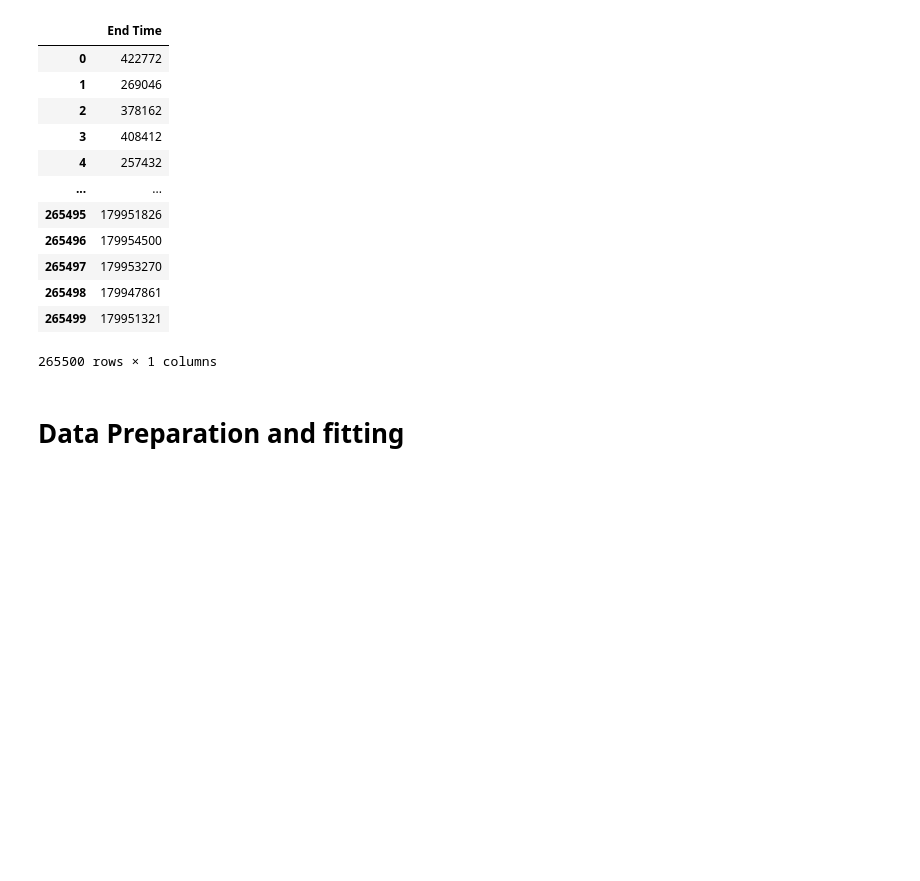
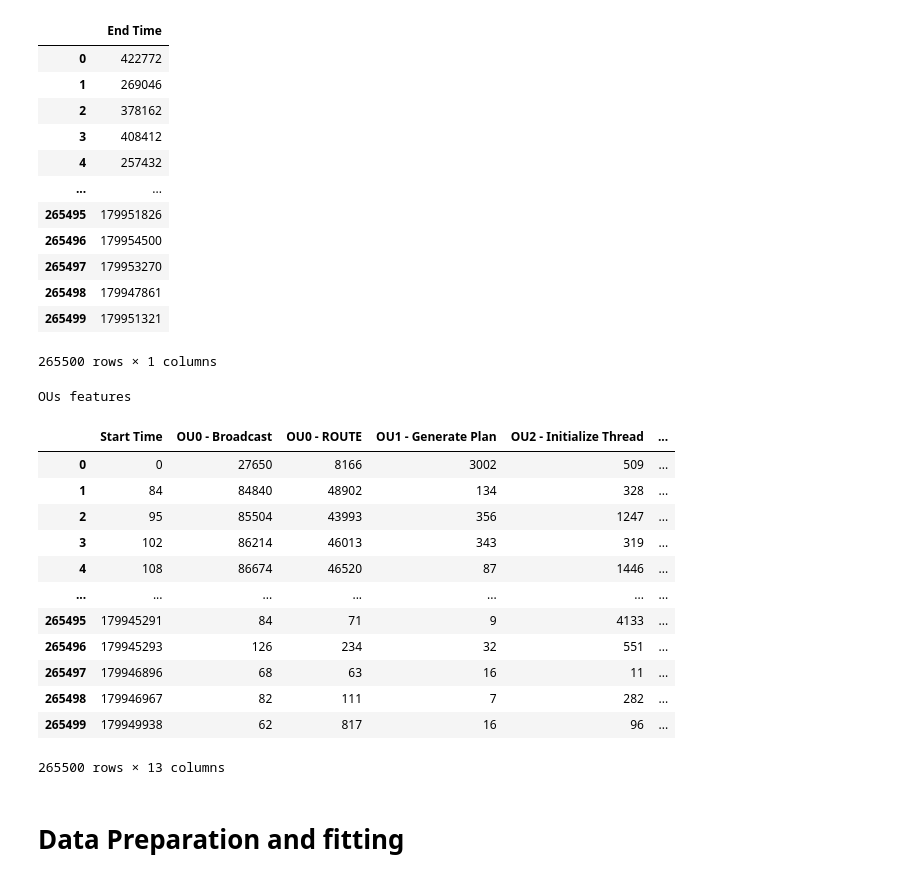
Before and after one commit to Database-Project-2021/dynamicRNN, a Jupyter notebook: Real_Data_Dynamic_RNN_.ipynb, the cells around one changed output. Cells and saved outputs as stored; diff of their text form; code cells hidden in the pictures; blank space fills up the shorter version.

Commit message:
RealDataDynamicRNN tempory done

```diff
--- a/Real_Data_Dynamic_RNN_.ipynb
+++ b/Real_Data_Dynamic_RNN_.ipynb
@@ -159,6 +128,9 @@ def make_dataset(df_features, df_latencies, dict_depend):
 #             If no dependent Txns, assign a empty list
             if depend_txns is None:
                 depend_txns = []
+            else:
+                for i in range(len(depend_txns)):
+                    depend_txns[i] = row['Transaction ID'] - depend_txns[i]
 
             depend_txns_num = len(depend_txns)
 
@@ -168,10 +140,11 @@ def make_dataset(df_features, df_latencies, dict_depend):
 #                 If exceed the maximum number of dependenet Txns, truncate
                 depends.append(depend_txns[:max_depend_num])
 
-    df_depends = pd.DataFrame(depends, columns=[f"dep-{i}" for i in range(1, max_depend_num + 1)])
+    df_depends = pd.DataFrame(depends, columns=[f"dep-{i}" for i in range(1, max_depend_num + 1)], dtype=np.int64)
     df_concat = pd.concat([df_start_time, df_feature, df_depends], axis=1)
     df_concat['Is Distributed'] = df_concat['Is Distributed'].astype(int)
 
+    # df_X = df_concat.drop(columns=['OU3 - Acquire Locks'])
     df_X = df_concat
     df_Y = pd.DataFrame(df_features['Start Time'] + df_total_time['Total'], columns=['End Time'])
 
@@ -212,5 +185,23 @@ df_train_Y shape: (265500, 1)
 | 265498 | 179947861 |
 | 265499 | 179951321 |
 265500 rows × 1 columns
+# %%
+print(f"OUs features")
+display(df_train_X.iloc[:, [1, 4, 5, 6, 7, 8, 9, 10, 11, 12, 13, 14, 15]])
+# %% [output]
+OUs features
+|  | Start Time | OU0 - Broadcast | OU0 - ROUTE | OU1 - Generate Plan | OU2 - Initialize Thread | ... |
+| 0 | 0 | 27650 | 8166 | 3002 | 509 | ... |
+| 1 | 84 | 84840 | 48902 | 134 | 328 | ... |
+| 2 | 95 | 85504 | 43993 | 356 | 1247 | ... |
+| 3 | 102 | 86214 | 46013 | 343 | 319 | ... |
+| 4 | 108 | 86674 | 46520 | 87 | 1446 | ... |
+| ... | ... | ... | ... | ... | ... | ... |
+| 265495 | 179945291 | 84 | 71 | 9 | 4133 | ... |
+| 265496 | 179945293 | 126 | 234 | 32 | 551 | ... |
+| 265497 | 179946896 | 68 | 63 | 16 | 11 | ... |
+| 265498 | 179946967 | 82 | 111 | 7 | 282 | ... |
+| 265499 | 179949938 | 62 | 817 | 16 | 96 | ... |
+265500 rows × 13 columns
 # %% [markdown]
 # Data Preparation and fitting
```
Also changed, not shown: parts of 20 cells of this notebook, 1 other file.
